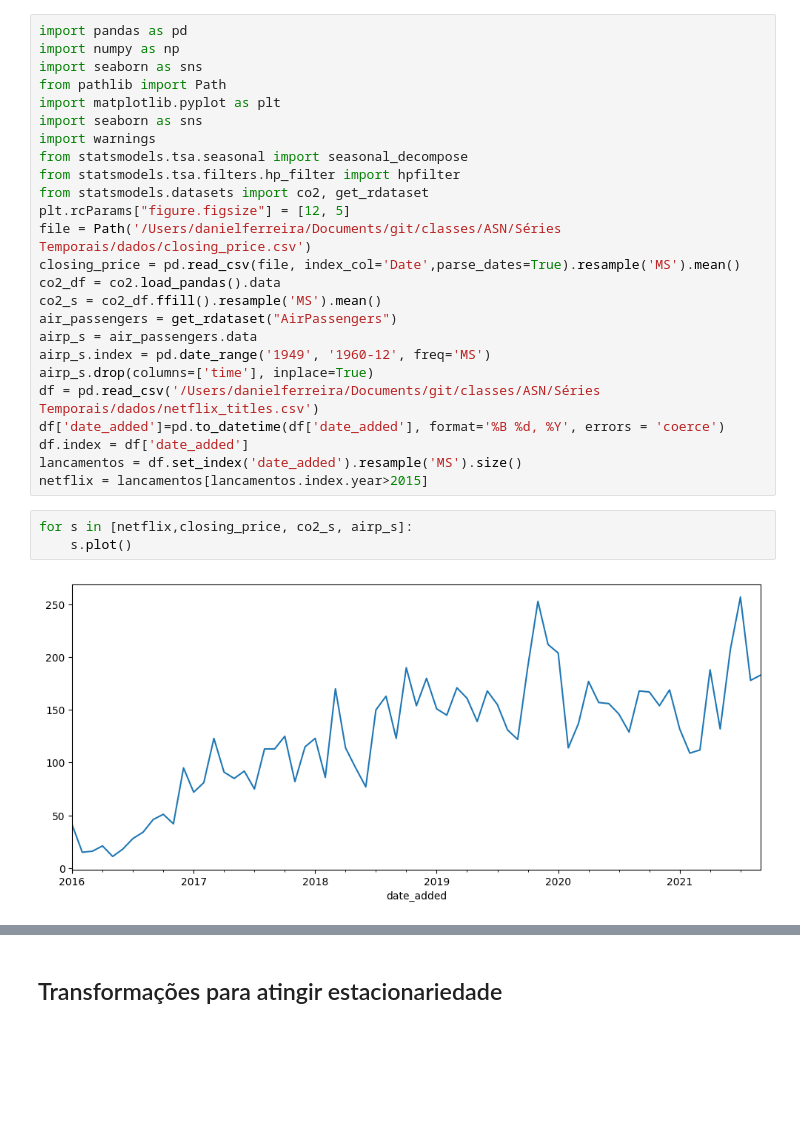
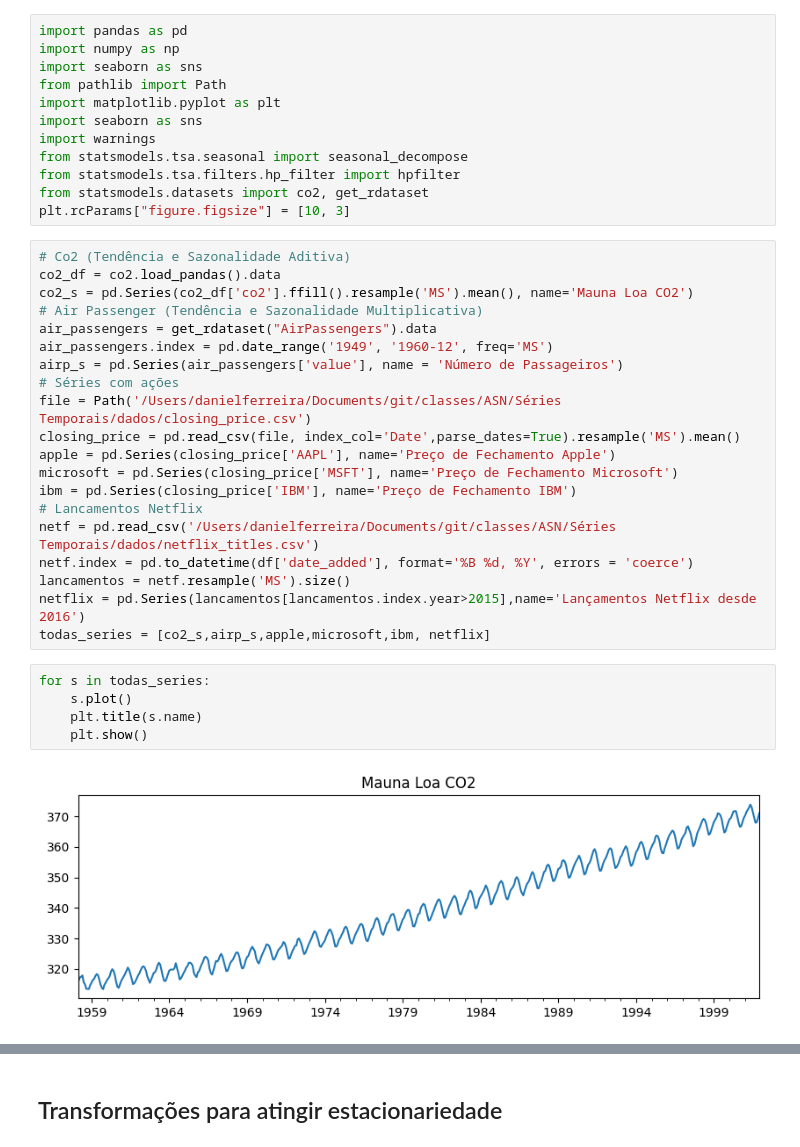
Before and after one commit to danielrferreira/classes, a Jupyter notebook: ASN/Séries Temporais/preparacao/Aula 4.ipynb, the cells around one changed output, grey strips where cells are left out. Cells and saved outputs as stored; diff of their text form; blank space fills up the shorter version.

```diff
--- a/ASN/Séries Temporais/preparacao/Aula 4.ipynb
+++ b/ASN/Séries Temporais/preparacao/Aula 4.ipynb
@@ -28,22 +30,31 @@ import warnings
 from statsmodels.tsa.seasonal import seasonal_decompose
 from statsmodels.tsa.filters.hp_filter import hpfilter
 from statsmodels.datasets import co2, get_rdataset
-plt.rcParams["figure.figsize"] = [12, 5]
-file = Path('/Users/danielferreira/Documents/git/classes/ASN/Séries Temporais/dados/closing_price.csv')
-closing_price = pd.read_csv(file, index_col='Date',parse_dates=True).resample('MS').mean()
-co2_df = co2.load_pandas().data
-co2_s = co2_df.ffill().resample('MS').mean()
-air_passengers = get_rdataset("AirPassengers")
-airp_s = air_passengers.data
-airp_s.index = pd.date_range('1949', '1960-12', freq='MS')
-airp_s.drop(columns=['time'], inplace=True)
-df = pd.read_csv('/Users/danielferreira/Documents/git/classes/ASN/Séries Temporais/dados/netflix_titles.csv')
-df['date_added']=pd.to_datetime(df['date_added'], format='%B %d, %Y', errors = 'coerce')
-df.index = df['date_added']
-lancamentos = df.set_index('date_added').resample('MS').size()
-netflix = lancamentos[lancamentos.index.year>2015]
+plt.rcParams["figure.figsize"] = [10, 3]
+# %%
+# Co2 (Tendência e Sazonalidade Aditiva)
+co2_df = co2.load_pandas().data
+co2_s = pd.Series(co2_df['co2'].ffill().resample('MS').mean(), name='Mauna Loa CO2')
+# Air Passenger (Tendência e Sazonalidade Multiplicativa)
+air_passengers = get_rdataset("AirPassengers").data
+air_passengers.index = pd.date_range('1949', '1960-12', freq='MS')
+airp_s = pd.Series(air_passengers['value'], name = 'Número de Passageiros')
+# Séries com ações
+file = Path('/Users/danielferreira/Documents/git/classes/ASN/Séries Temporais/dados/closing_price.csv')
+closing_price = pd.read_csv(file, index_col='Date',parse_dates=True).resample('MS').mean()
+apple = pd.Series(closing_price['AAPL'], name='Preço de Fechamento Apple')
+microsoft = pd.Series(closing_price['MSFT'], name='Preço de Fechamento Microsoft')
+ibm = pd.Series(closing_price['IBM'], name='Preço de Fechamento IBM')
+# Lancamentos Netflix
+netf = pd.read_csv('/Users/danielferreira/Documents/git/classes/ASN/Séries Temporais/dados/netflix_titles.csv')
+netf.index = pd.to_datetime(df['date_added'], format='%B %d, %Y', errors = 'coerce')
+lancamentos = netf.resample('MS').size()
+netflix = pd.Series(lancamentos[lancamentos.index.year>2015],name='Lançamentos Netflix desde 2016')
+todas_series = [co2_s,airp_s,apple,microsoft,ibm, netflix]
 # %%
-for s in [netflix,closing_price, co2_s, airp_s]:
+for s in todas_series:
     s.plot()
+    plt.title(s.name)
+    plt.show()
 # %% [output]
-[figure, old version]
+[figure, new version]
```
Also changed, not shown: parts of 25 cells of this notebook.
